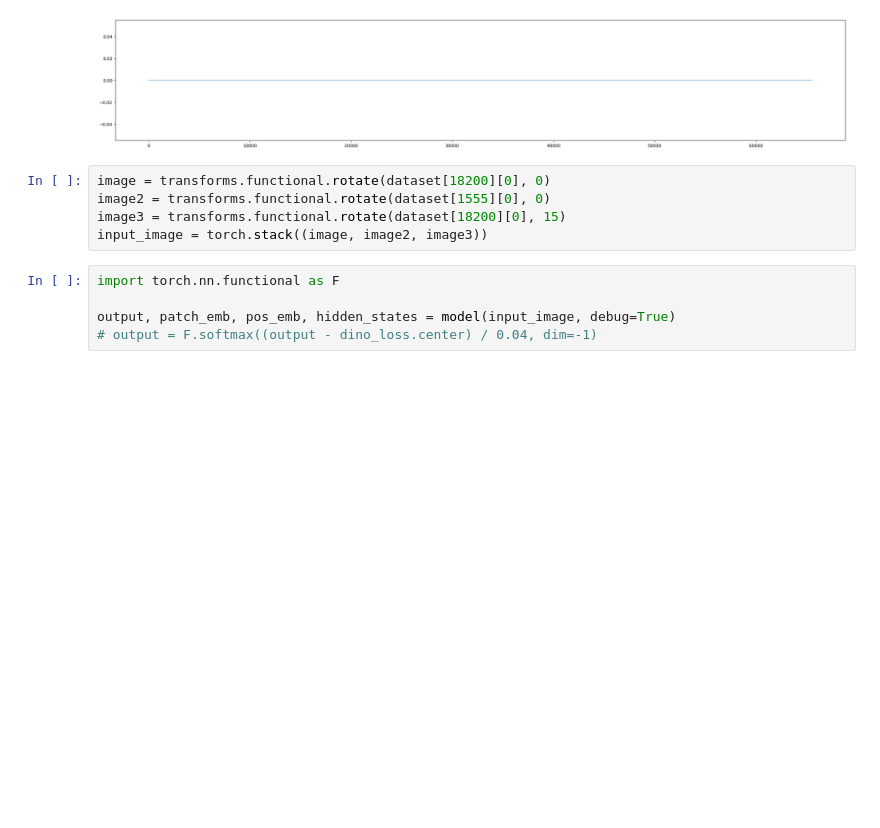
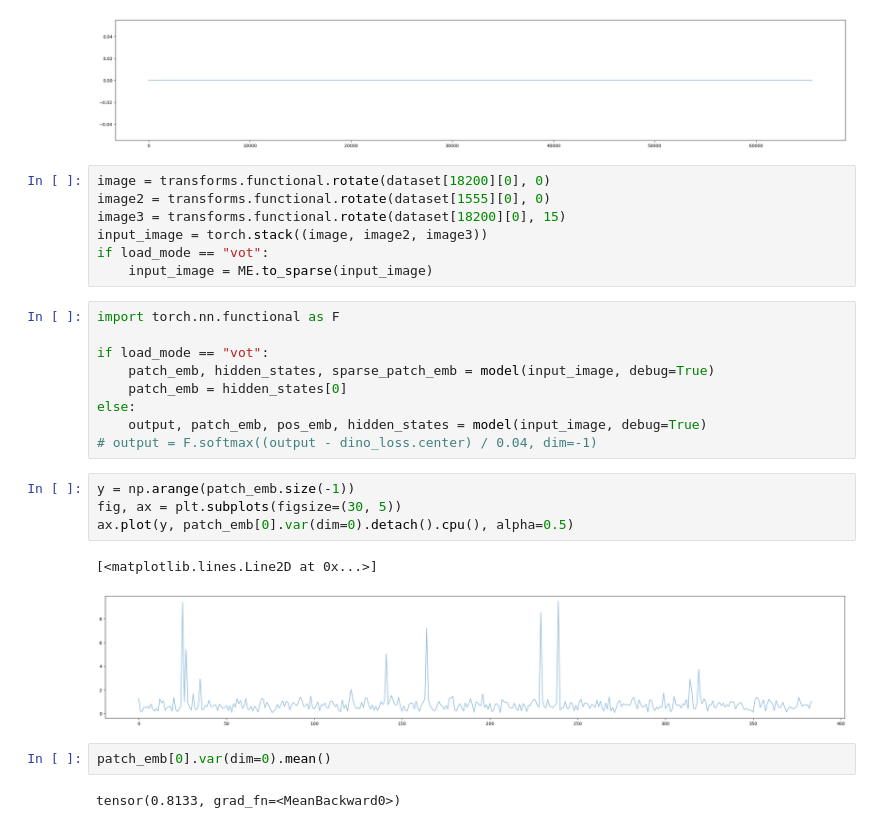
Before and after one commit to DerKleineLi/dino, a Jupyter notebook: experiment/visualize_patch.ipynb, the cells around one changed output. Saved outputs shown, nothing was run; the diff lists cells and outputs as text; blank space fills up the shorter version.

```diff
--- a/experiment/visualize_patch.ipynb
+++ b/experiment/visualize_patch.ipynb
@@ -161,11 +212,28 @@ image = transforms.functional.rotate(dataset[18200][0], 0)
 image2 = transforms.functional.rotate(dataset[1555][0], 0)
 image3 = transforms.functional.rotate(dataset[18200][0], 15)
 input_image = torch.stack((image, image2, image3))
+if load_mode == "vot":
+    input_image = ME.to_sparse(input_image)
 # %%
 import torch.nn.functional as F
 
-output, patch_emb, pos_emb, hidden_states = model(input_image, debug=True)
+if load_mode == "vot":
+    patch_emb, hidden_states, sparse_patch_emb = model(input_image, debug=True)
+    patch_emb = hidden_states[0]
+else:
+    output, patch_emb, pos_emb, hidden_states = model(input_image, debug=True)
 # output = F.softmax((output - dino_loss.center) / 0.04, dim=-1)
+# %%
+y = np.arange(patch_emb.size(-1))
+fig, ax = plt.subplots(figsize=(30, 5))
+ax.plot(y, patch_emb[0].var(dim=0).detach().cpu(), alpha=0.5)
+# %% [output]
+[<matplotlib.lines.Line2D at 0x...>]
+[figure, added]
+# %%
+patch_emb[0].var(dim=0).mean()
+# %% [output]
+tensor(0.8133, grad_fn=<MeanBackward0>)
 # %%
 y = np.arange(output.size(-1))
 fig, ax = plt.subplots(figsize=(30, 5))
```
Also changed, not shown: parts of 8 cells of this notebook, 23 other files.
